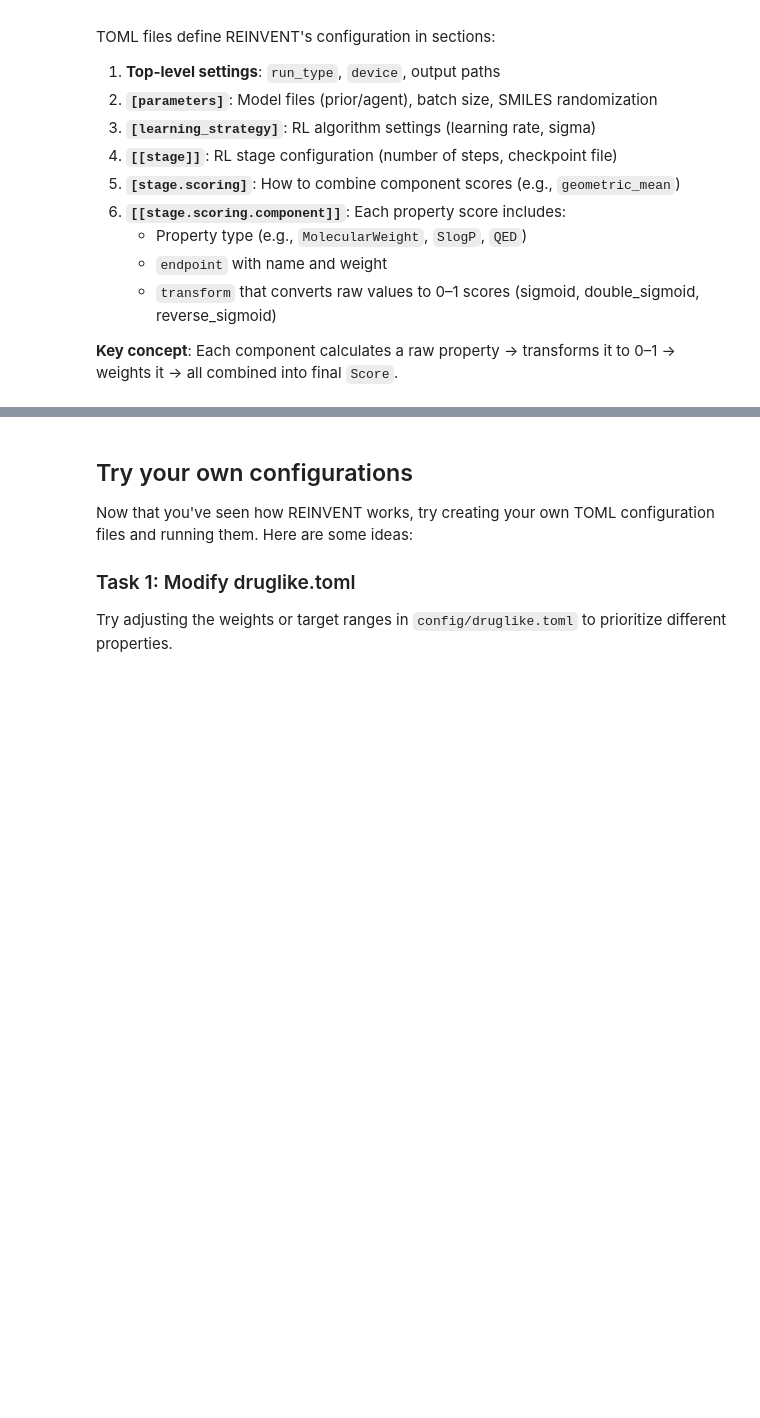
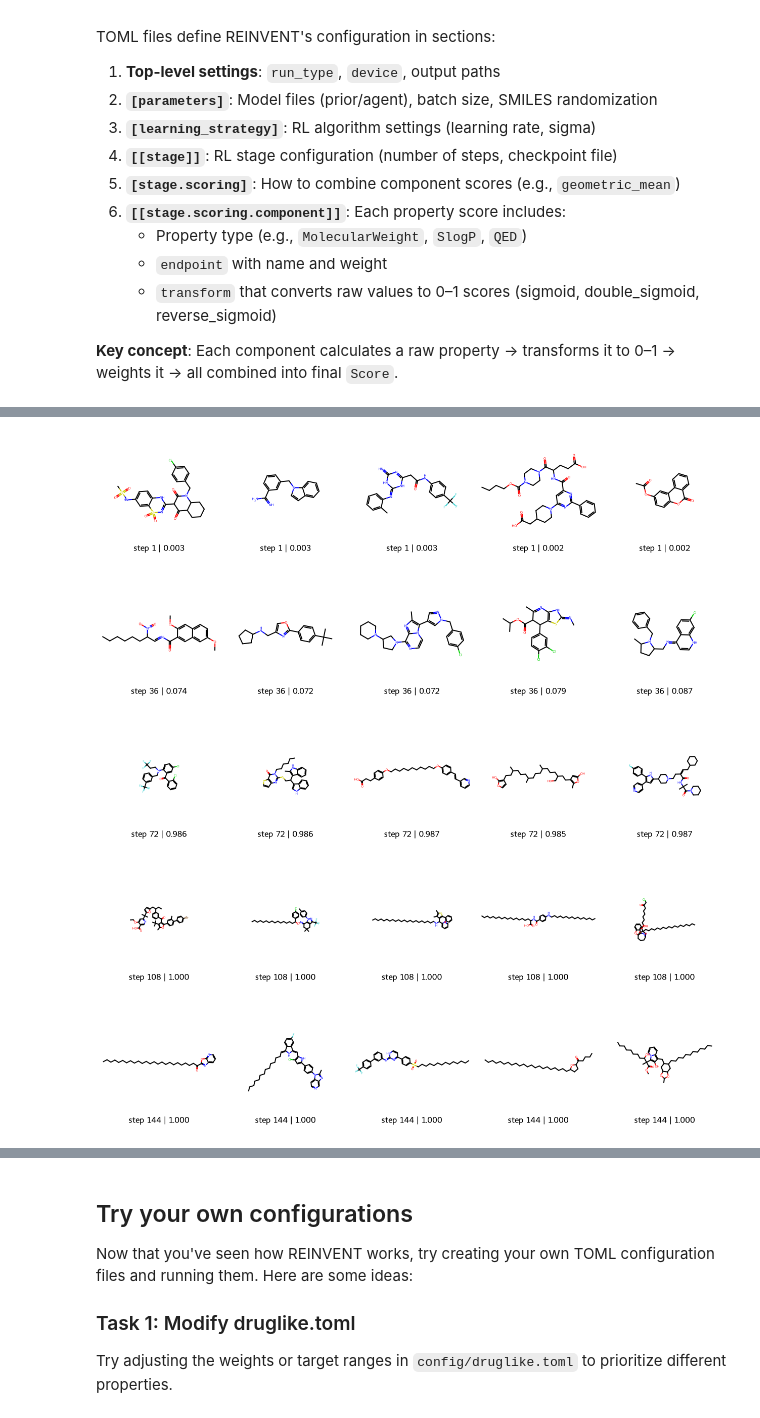
Before and after one commit to oxpig/dtc-struc-bio-smolecules, a Jupyter notebook: 2_run_reinvent.ipynb, the cells around one changed output, grey strips where cells are left out. Saved outputs shown, nothing was run; the diff lists cells and outputs as text; code cells hidden in the pictures; blank space fills up the shorter version.

```diff
--- a/2_run_reinvent.ipynb
+++ b/2_run_reinvent.ipynb
@@ -144,0 +201,18 @@ REINVENT running with PID: 1298993
+# %%
+steps = sorted(df["step"].unique())
+picked = sorted({steps[i] for i in np.linspace(0, len(steps)-1, 5).astype(int)})
+
+for step in picked:
+    sub = df[df["step"] == step].copy()
+    med = sub["Score"].median()
+    sub["dist"] = (sub["Score"] - med).abs()
+    mid5 = sub.sort_values("dist").head(5)
+    mols = [Chem.MolFromSmiles(s) for s in mid5["SMILES"]]
+    legends = [f"step {step} | {x:.3f}" for x in mid5["Score"]]
+    display(Draw.MolsToGridImage(mols, molsPerRow=5, subImgSize=(250,250), legends=legends))
+# %% [output]
+[figure, added]
+[figure, added]
+[figure, added]
+[figure, added]
+[figure, added]
```
Also changed, not shown: parts of 9 cells of this notebook, 12 other files.
